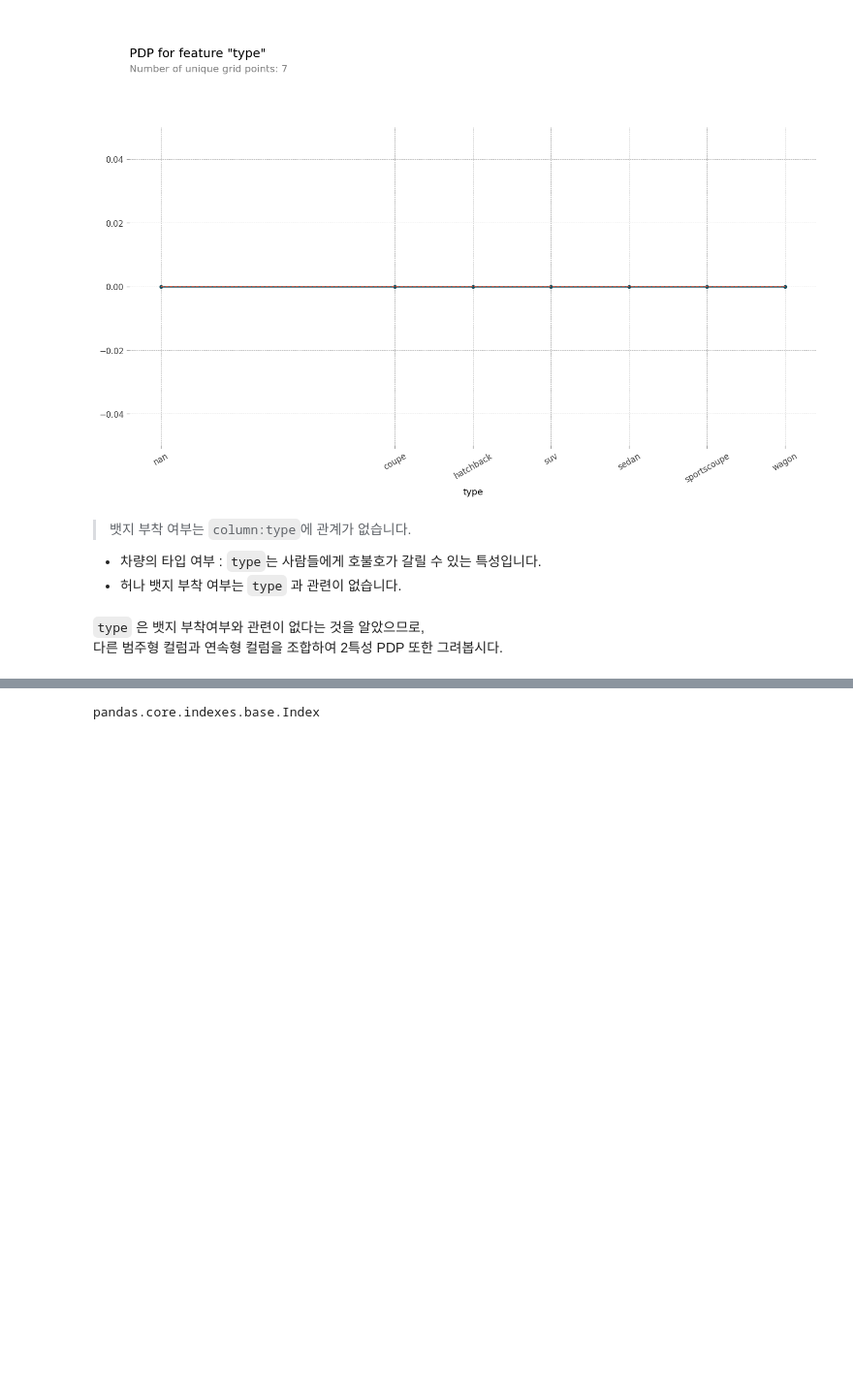
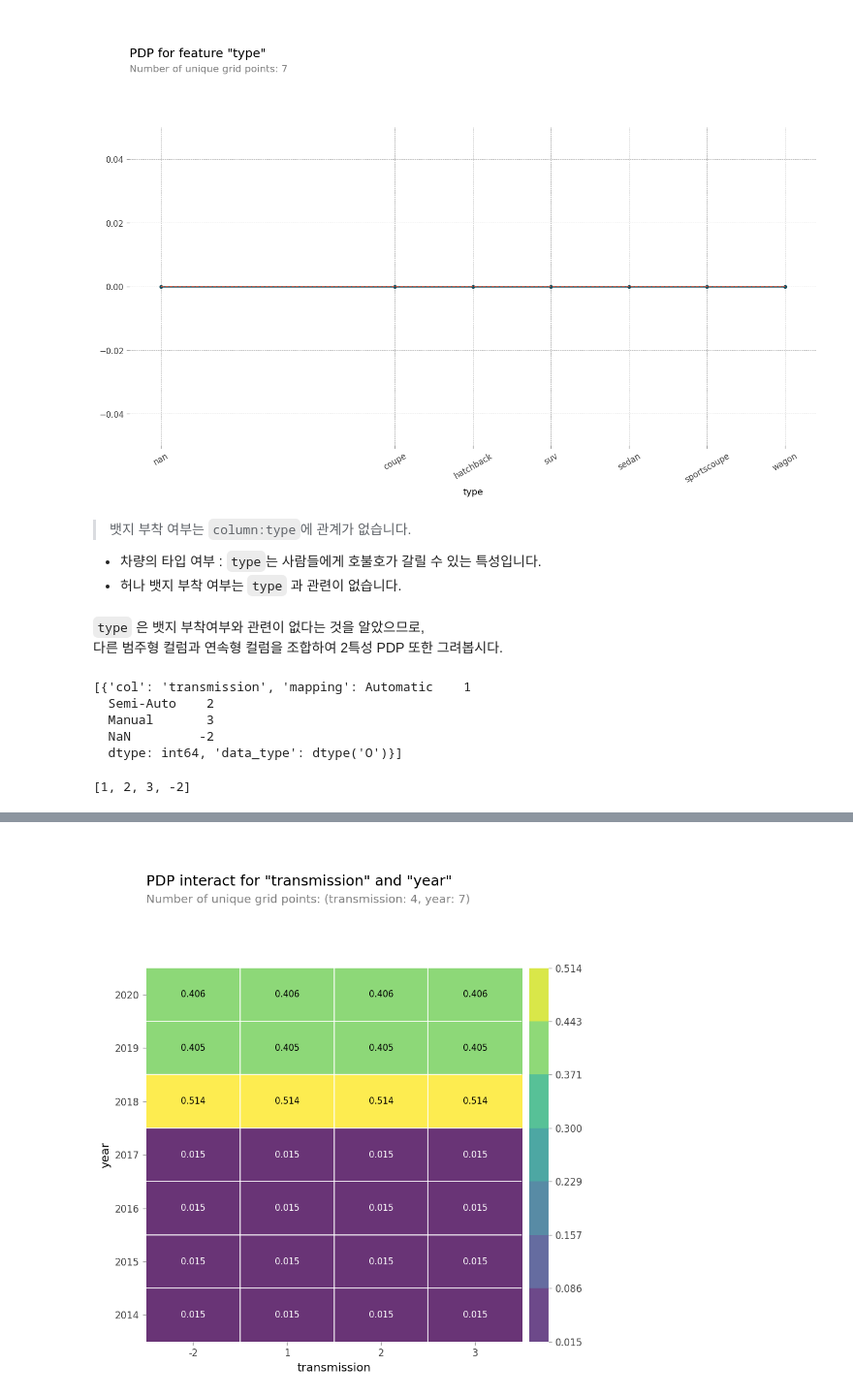
Before and after one commit to 00150/AI_07_JYP_Project_section_02, a Jupyter notebook: Classification_Used_car_modeling.ipynb, the cells around one changed output, grey strips where cells are left out. Shown at 97% size. Drawn from its saved outputs; the diff is of its cells as text; code cells hidden in the pictures; blank space fills up the shorter version.

```diff
--- a/Classification_Used_car_modeling.ipynb
+++ b/Classification_Used_car_modeling.ipynb
@@ -1836,0 +1834,10 @@ target_features = ['transmission', 'year']
+# %%
+# 이번에는 컬럼 : transmission 에 대하여 알아봅니다, 맵핑된 값을 확인합니다.
+map = list(filter(lambda x:x['col'] =='transmission',  mappings))
+map
+# %% [output]
+[{'col': 'transmission', 'mapping': Automatic    1
+  Semi-Auto    2
+  Manual       3
+  NaN         -2
+  dtype: int64, 'data_type': dtype('O')}]
@@ -1837,3 +1848,7 @@ target_features = ['transmission', 'year']
+# %%
+encoded_features
+# %% [output]
+[1, 2, 3, -2]
 # %%
 #  살펴볼 타겟을 지정합니다.
 target_features = ['transmission', 'year']
@@ -1843,6 +1858,8 @@ interaction = pdp_interact(
     dataset = X_val_encoded,
     model_features = X_val_encoded.columns,
     features = target_features,
+    cust_grid_points = [[-2, 1, 2, 3], # 첫번째 특성인 transmission에 대해서는 grid point를 지정합니다. (인코딩으로 변환된 맵핑값 이용)
+    None])  # 두 번째 특성인 year에 대해서는 자동으로 생성되는 grid point를 사용합니다.
 
-)
+axes = pdp_interact_plot(interaction, plot_type = 'grid', feature_names = target_features)
 # %% [output]
@@ -1868,4 +1883 @@ memory usage: 237.4+ KB
+[figure, added]
-# %%
-type(maps.index)
-# %% [output]
-pandas.core.indexes.base.Index
```
Also changed, not shown: parts of 13 cells of this notebook.
